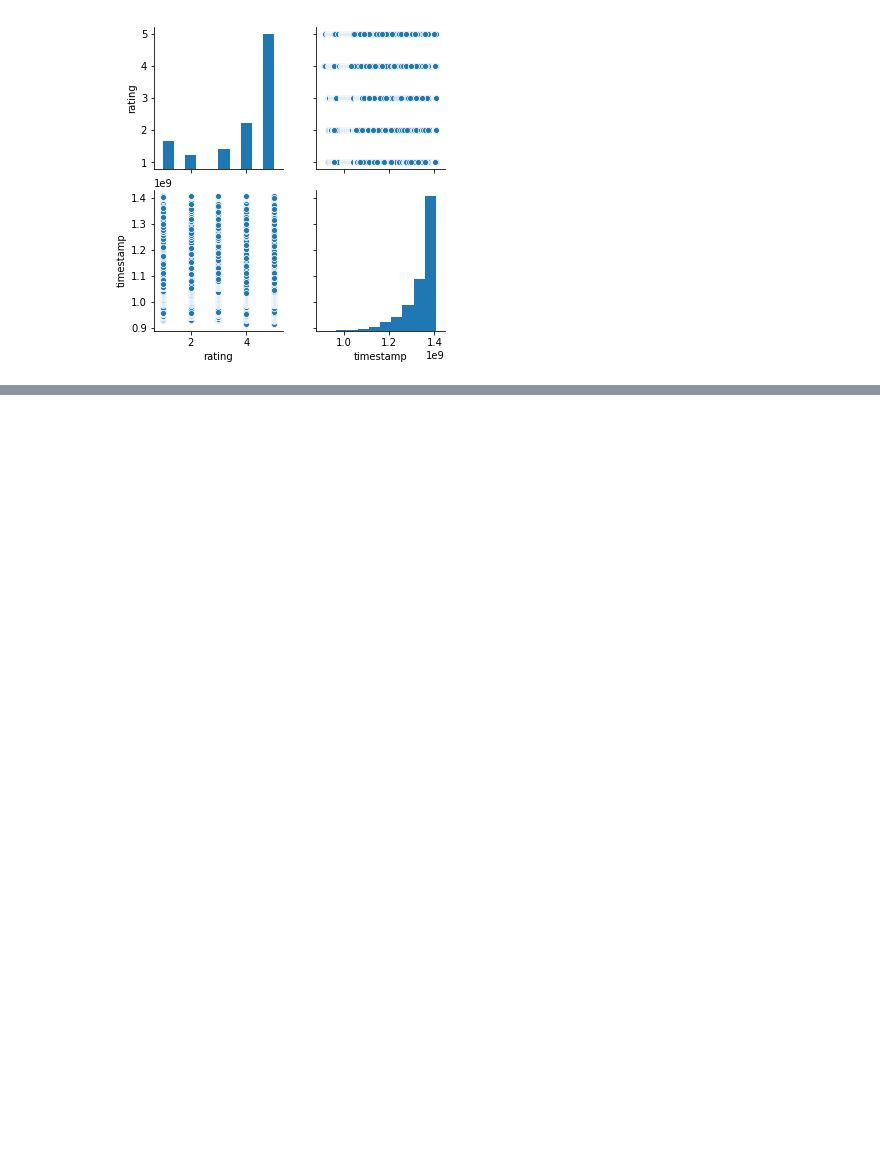
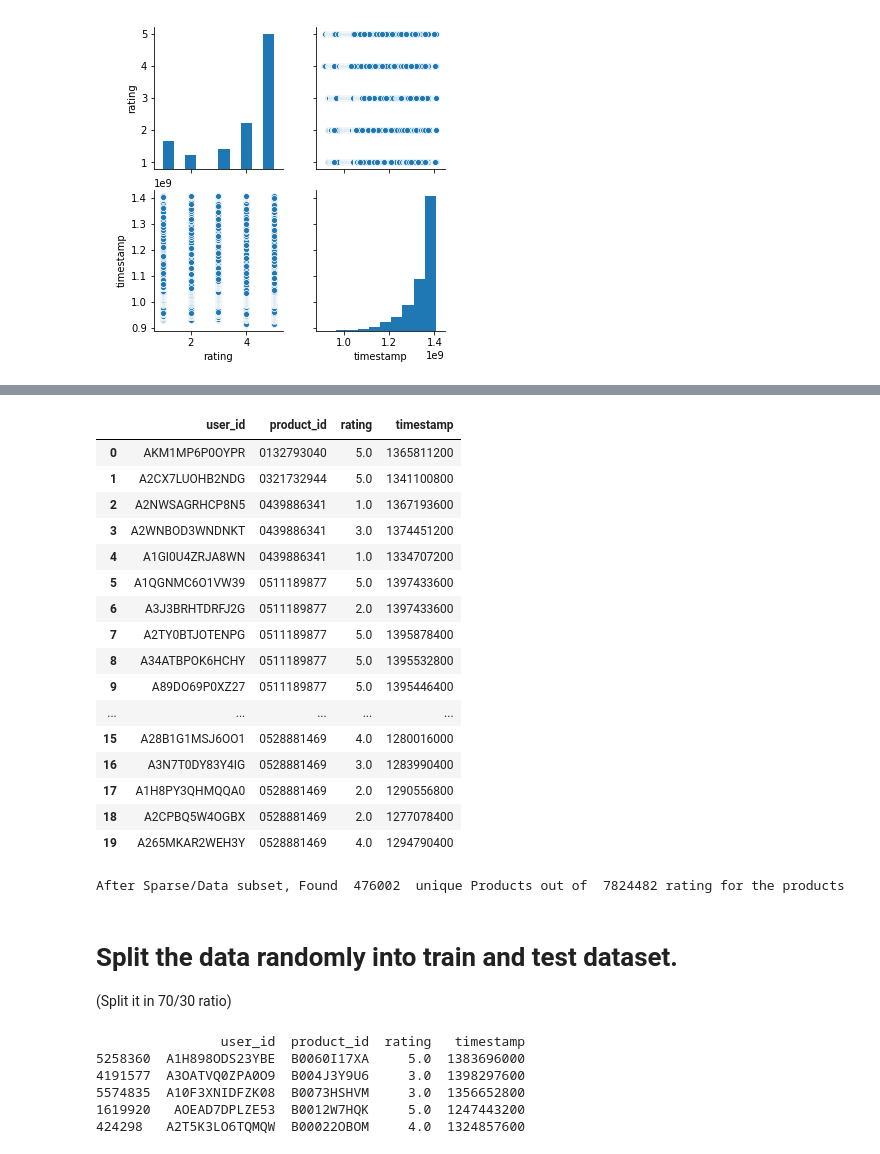
Before and after one commit to jpthirumalai/aiml, a Jupyter notebook: Project-RecommenderSystem/Project-RecommenderSystem-Thiru.ipynb, the cells around one changed output, grey strips where cells are left out. Saved outputs shown, nothing was run; the diff lists cells and outputs as text; code cells hidden in the pictures; blank space fills up the shorter version.

```diff
--- a/Project-RecommenderSystem/Project-RecommenderSystem-Thiru.ipynb
+++ b/Project-RecommenderSystem/Project-RecommenderSystem-Thiru.ipynb
@@ -59,0 +145,29 @@ sns.pairplot(elec_df)
+# %%
+sparse_elec_df.head(20)
+# %% [output]
+|  | user_id | product_id | rating | timestamp |
+| 0 | AKM1MP6P0OYPR | 0132793040 | 5.0 | 1365811200 |
+| 1 | A2CX7LUOHB2NDG | 0321732944 | 5.0 | 1341100800 |
+| 2 | A2NWSAGRHCP8N5 | 0439886341 | 1.0 | 1367193600 |
+| 3 | A2WNBOD3WNDNKT | 0439886341 | 3.0 | 1374451200 |
+| 4 | A1GI0U4ZRJA8WN | 0439886341 | 1.0 | 1334707200 |
+| 5 | A1QGNMC6O1VW39 | 0511189877 | 5.0 | 1397433600 |
+| 6 | A3J3BRHTDRFJ2G | 0511189877 | 2.0 | 1397433600 |
+| 7 | A2TY0BTJOTENPG | 0511189877 | 5.0 | 1395878400 |
+| 8 | A34ATBPOK6HCHY | 0511189877 | 5.0 | 1395532800 |
+| 9 | A89DO69P0XZ27 | 0511189877 | 5.0 | 1395446400 |
+| ... | ... | ... | ... | ... |
+| 15 | A28B1G1MSJ6OO1 | 0528881469 | 4.0 | 1280016000 |
+| 16 | A3N7T0DY83Y4IG | 0528881469 | 3.0 | 1283990400 |
+| 17 | A1H8PY3QHMQQA0 | 0528881469 | 2.0 | 1290556800 |
+| 18 | A2CPBQ5W4OGBX | 0528881469 | 2.0 | 1277078400 |
+| 19 | A265MKAR2WEH3Y | 0528881469 | 4.0 | 1294790400 |
+# %%
+#Unique products we are considering
+products = sparse_elec_df['product_id'].unique()
+print('After Sparse/Data subset, Found ',len(products),' unique Products out of ',sparse_elec_df.shape[0], 'rating for the products')
+# %% [output]
+After Sparse/Data subset, Found  476002  unique Products out of  7824482 rating for the products
+# %% [markdown]
+# Split the data randomly into train and test dataset.
+(Split it in 70/30 ratio)
@@ -59,0 +176,10 @@ sns.pairplot(elec_df)
+# %%
+train_data, test_data = train_test_split(sparse_elec_df, test_size = 0.30, random_state=0)
+print(train_data.head(5))
+# %% [output]
+                user_id  product_id  rating   timestamp
+5258360  A1H898ODS23YBE  B0060I17XA     5.0  1383696000
+4191577  A3OATVQ0ZPA0O9  B004J3Y9U6     3.0  1398297600
+5574835  A10F3XNIDFZK08  B0073HSHVM     3.0  1356652800
+1619920   AOEAD7DPLZE53  B0012W7HQK     5.0  1247443200
+424298   A2T5K3LO6TQMQW  B00022OBOM     4.0  1324857600
```
Also changed, not shown: parts of 59 cells of this notebook, 1 other file.
